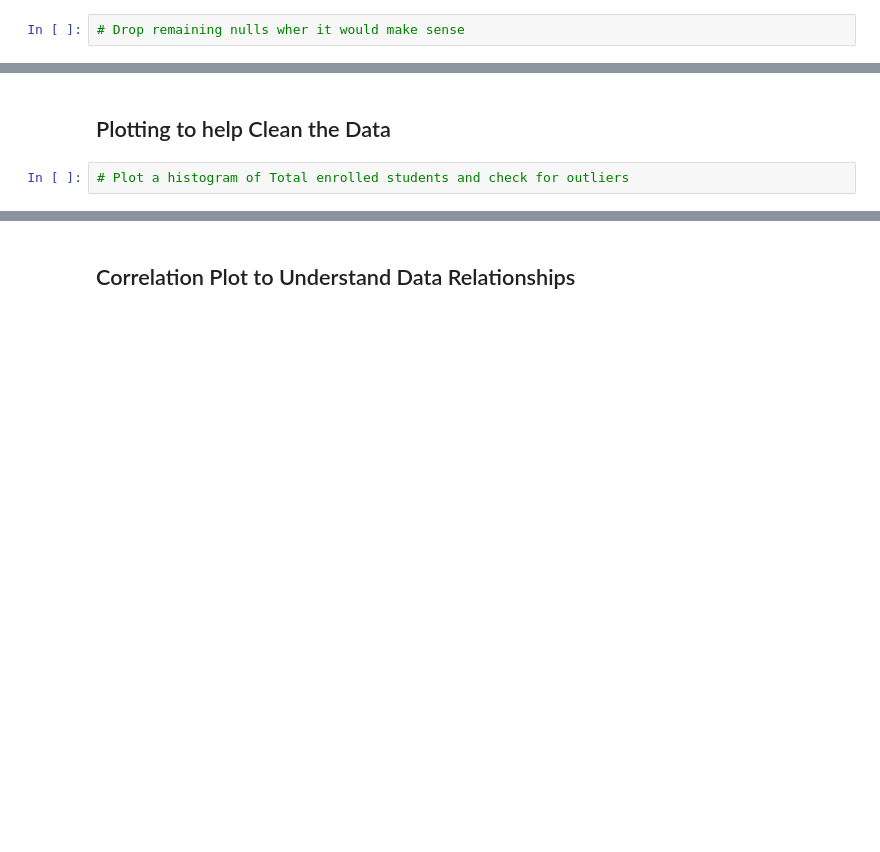
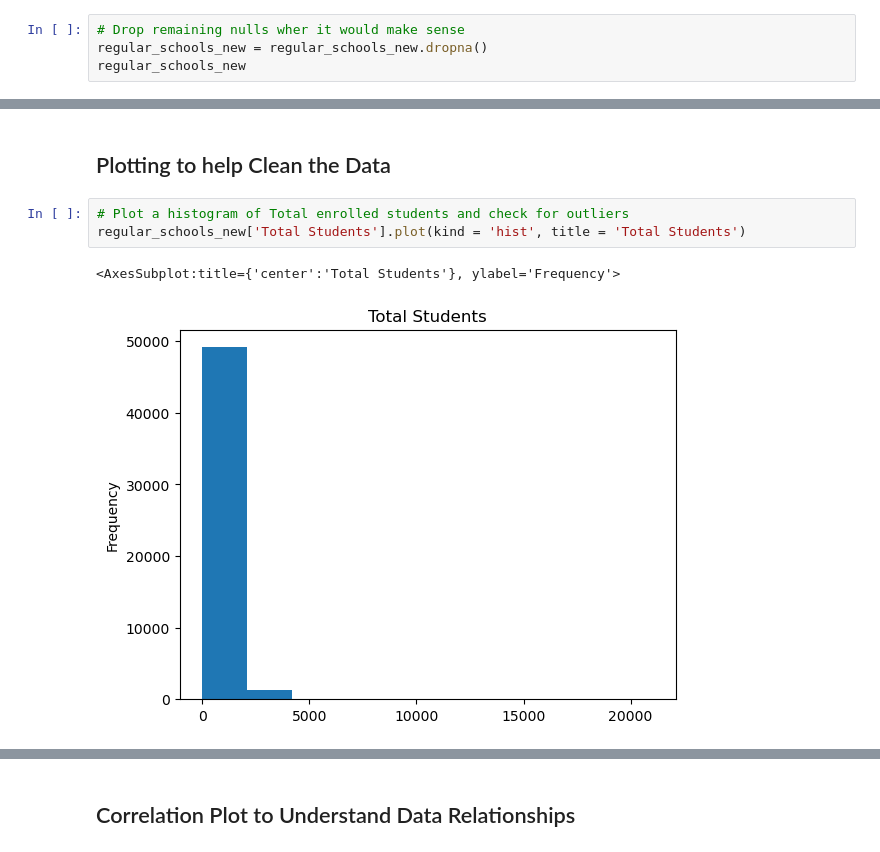
Before and after one commit to redtea3930/US_School_Analysis, a Jupyter notebook: public_school_analysis.ipynb, the cells around one changed output, grey strips where cells are left out. Saved outputs shown, nothing was run; the diff lists cells and outputs as text; blank space fills up the shorter version.

Commit message:
worked through histograms

```diff
--- a/public_school_analysis.ipynb
+++ b/public_school_analysis.ipynb
@@ -263,2 +277,4 @@ regular_schools_new.isnull()
 # %%
 # Drop remaining nulls wher it would make sense
+regular_schools_new = regular_schools_new.dropna()
+regular_schools_new
@@ -268,5 +299,9 @@ regular_schools_new.isnull()
 ## Plotting to help Clean the Data
 # %%
 # Plot a histogram of Total enrolled students and check for outliers
+regular_schools_new['Total Students'].plot(kind = 'hist', title = 'Total Students')
+# %% [output]
+<AxesSubplot:title={'center':'Total Students'}, ylabel='Frequency'>
+[figure, added]
 # %%
 # Plot a histogram of Total Teachers and check for outliers
```
Also changed, not shown: parts of 11 cells of this notebook.
